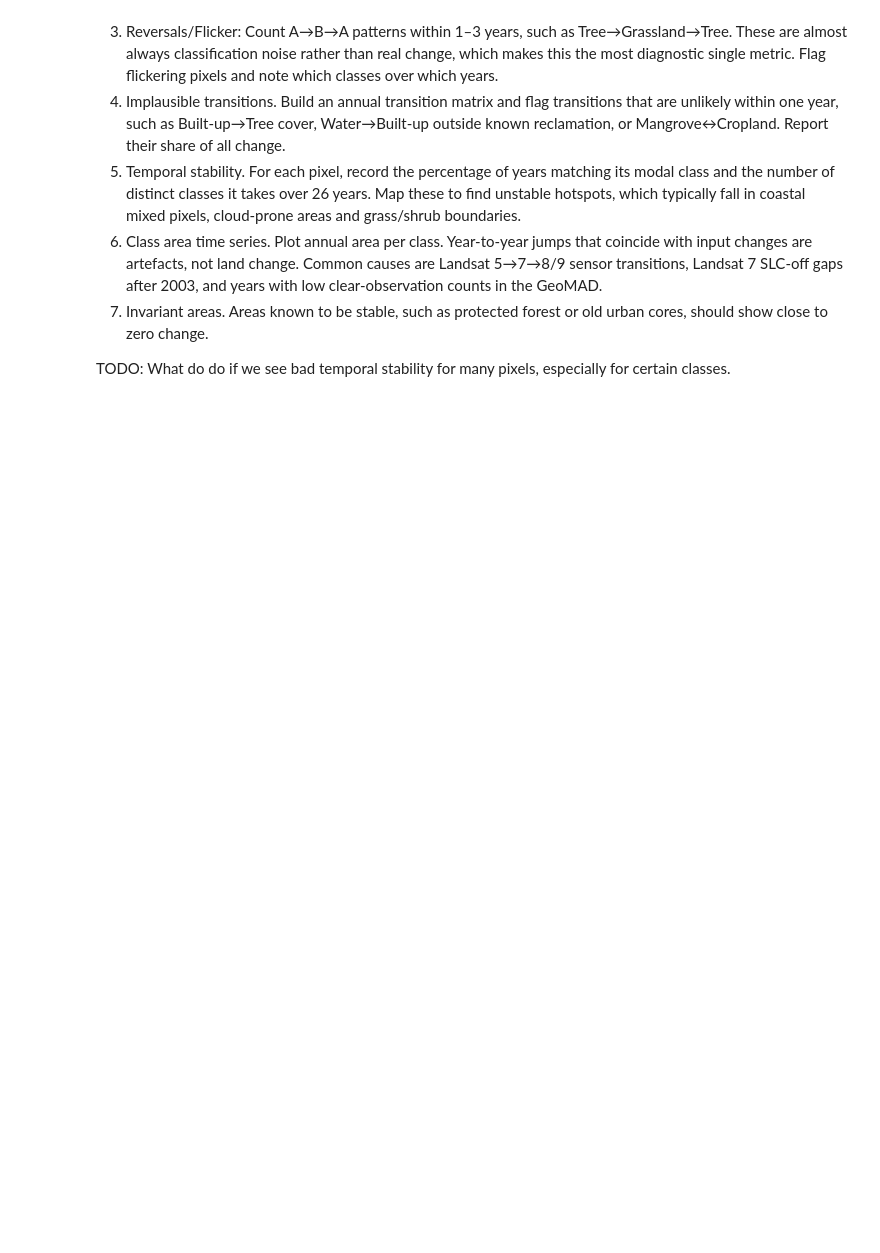
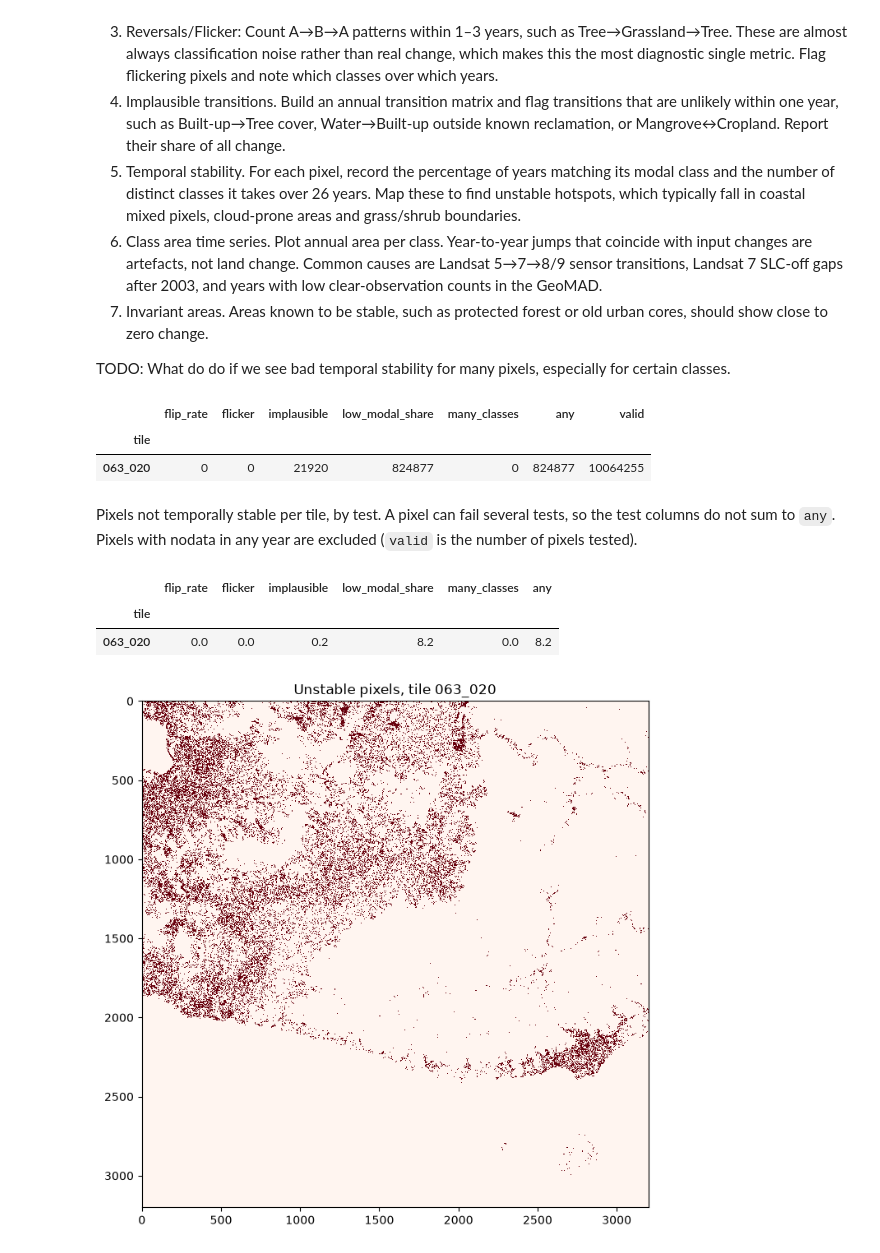
Before and after one commit to auspatious/ldn-lulc, a Jupyter notebook: notebooks/LULC_Temporal_Stability.ipynb, the cells around one changed output. Drawn from its saved outputs; the diff is of its cells as text; code cells hidden in the pictures; blank space fills up the shorter version.

Commit message:
First version of assessing temporal stability

```diff
--- a/notebooks/LULC_Temporal_Stability.ipynb
+++ b/notebooks/LULC_Temporal_Stability.ipynb
@@ -15,0 +103,48 @@ TODO: What do do if we see bad temporal stability for many pixels, especially fo
+# %%
+rows = {}
+flags_by_tile = {}
+areas_by_tile = {}  # TODO: 3832 is not an equal area crs.
+
+for x, y in TILES:
+    lulc = load_tile(x, y)
+    flags = flag_pixels(lulc.values)
+    flags_by_tile[(x, y)] = flags
+    rows[f"{x:03}_{y:03}"] = {k: int(v.sum()) for k, v in flags.items()}
+
+    res = lulc.odc.geobox.resolution
+    pixel_km2 = abs(res.x * res.y) / 1e6
+    areas_by_tile[(x, y)] = pd.DataFrame(
+        {
+            classes_flipped[c]: (lulc == c).sum(dim=["x", "y"]).values * pixel_km2
+            for c in classes_flipped
+            if c != NODATA
+        },
+        index=lulc.time.dt.year.values,
+    )
+
+summary = pd.DataFrame.from_dict(rows, orient="index")
+summary.index.name = "tile"
+summary
+# %% [output]
+|  | flip_rate | flicker | implausible | low_modal_share | many_classes | any | valid |
+| tile |  |  |  |  |  |  |  |
+| 063_020 | 0 | 0 | 21920 | 824877 | 0 | 824877 | 10064255 |
+# %% [markdown]
+Pixels not temporally stable per tile, by test. A pixel can fail several tests, so the test columns do not sum to `any`.
+Pixels with nodata in any year are excluded (`valid` is the number of pixels tested).
+# %%
+pct = (summary.drop(columns="valid").div(summary["valid"], axis=0) * 100).round(1)
+pct
+# %% [output]
+|  | flip_rate | flicker | implausible | low_modal_share | many_classes | any |
+| tile |  |  |  |  |  |  |
+| 063_020 | 0.0 | 0.0 | 0.2 | 8.2 | 0.0 | 8.2 |
+# %%
+# Map of unstable pixels per tile to find hotspots
+fig, axes = plt.subplots(1, len(TILES), figsize=(8 * len(TILES), 8), squeeze=False)
+for ax, (tile, flags) in zip(axes[0], flags_by_tile.items()):
+    ax.imshow(flags["any"], cmap="Reds", interpolation="nearest")
+    ax.set_title(f"Unstable pixels, tile {tile[0]:03}_{tile[1]:03}")
+plt.show()
+# %% [output]
+[figure, added]
```
Also changed, not shown: parts of 5 cells of this notebook.
